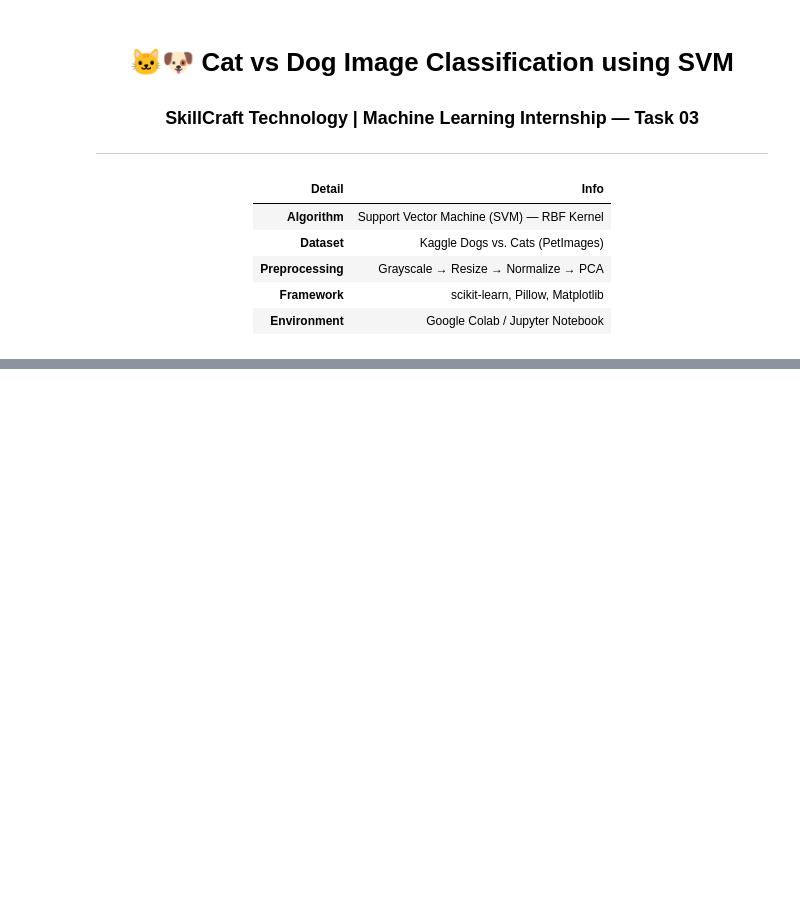
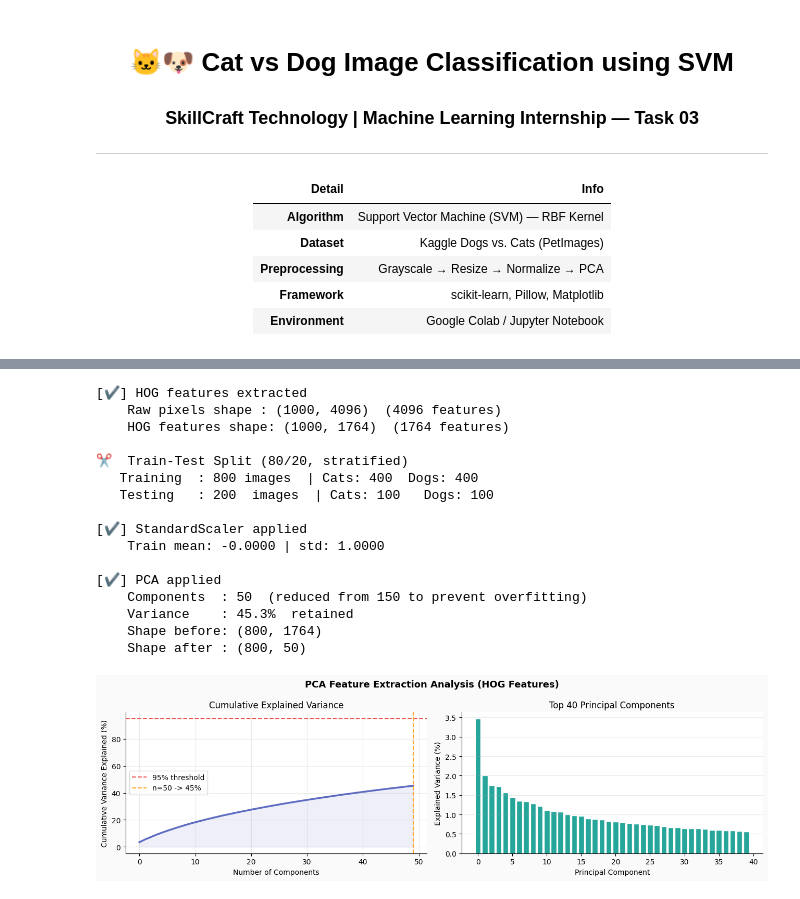
Before and after one commit to Impana2305/SCT_ML_3, a Jupyter notebook: SCT_ML_Task03_Cat_vs_Dog_SVM.ipynb, the cells around one changed output, grey strips where cells are left out. Drawn from its saved outputs; the diff is of its cells as text; code cells hidden in the pictures; blank space fills up the shorter version.

```diff
--- a/SCT_ML_Task03_Cat_vs_Dog_SVM.ipynb
+++ b/SCT_ML_Task03_Cat_vs_Dog_SVM.ipynb
@@ -130,10 +137,10 @@ print(f"   sklearn : {sklearn.__version__}")
 # ⬇️  Update DATASET_PATH to match your environment:
 #   Colab   : "/content/PetImages"
 #   Local   : "C:/datasets/PetImages"   or   "/home/user/PetImages"
-DATASET_PATH = "/content/PetImages"
+DATASET_PATH = r"D:\Cat vs Dog Datasets"
 
 IMG_SIZE   = (64, 64)    # Resize all images to 64×64 pixels
-MAX_IMAGES = 2000        # Max images per class (set None to use all)
+MAX_IMAGES = 500        # Max images per class (set None to use all)
 CLASS_NAMES = ["Cat", "Dog"]
 LABEL_MAP   = {"Cat": 0, "Dog": 1}
 
@@ -195,10 +206,10 @@ def load_images_from_folder(folder_path, label, img_size=IMG_SIZE, max_count=MAX
 print("\n📂 Loading dataset …\n")
 
 cat_images, cat_labels = load_images_from_folder(
-    os.path.join(DATASET_PATH, "Cat"), label=0
+    os.path.join(DATASET_PATH, "cats_set"), label=0
 )
 dog_images, dog_labels = load_images_from_folder(
-    os.path.join(DATASET_PATH, "Dog"), label=1
+    os.path.join(DATASET_PATH, "dogs_set"), label=1
 )
 
 # Combine and convert to arrays
@@ -294,19 +326,48 @@ plt.show()
 > 80% for training, 20% for testing. Stratified sampling ensures balanced class representation.
 # %%
 # ──────────────────────────────────────────────────────────────
-# SECTION 5 ▸ TRAIN-TEST SPLIT + SECTION 4 ▸ PCA
-# (PCA is fit on train only to prevent data leakage)
+# SECTION 4+5 ▸ HOG FEATURES + TRAIN-TEST SPLIT + PCA
 # ──────────────────────────────────────────────────────────────
+
+# ── HOG Feature Extraction ─────────────────────────────────────
+# HOG captures edges & gradients — far more discriminative than
+# raw pixels for animal classification with SVM.
+def extract_hog_features(images_flat, img_size=IMG_SIZE):
+    hog_features = []
+    for img in tqdm(images_flat, desc="  HOG extraction", unit="img"):
+        feat = hog(
+            img.reshape(img_size),
+            orientations=9,
+            pixels_per_cell=(8, 8),
+            cells_per_block=(2, 2),
+            block_norm='L2-Hys',
+        )
+        hog_features.append(feat)
+    return np.array(hog_features, dtype=np.float32)
+
+print("\n🔬 Extracting HOG features …")
+X_hog = extract_hog_features(X_normalized)
+print(f"[✔] HOG features extracted")
+print(f"    Raw pixels shape : {X_normalized.shape}  ({X_normalized.shape[1]} features)")
+print(f"    HOG features shape: {X_hog.shape}  ({X_hog.shape[1]} features)")
 
 # ── Train-Test Split (80/20, stratified) ──────────────────────
 X_train_raw, X_test_raw, y_train, y_test = train_test_split(
-    X_normalized, y_raw,
+    X_hog, y_raw,
     test_size=0.2,
     random_state=RANDOM_STATE,
     stratify=y_raw         # ensures equal class ratio in each split
 )
 
-print("✂️  Train-Test Split (80/20, stratified)")
+# Keep raw pixel images (same split order) for visualization only
+X_train_pixels, X_test_pixels, _, _ = train_test_split(
+    X_normalized, y_raw,
+    test_size=0.2,
+    random_state=RANDOM_STATE,
+    stratify=y_raw
+)
+
+print("\n✂️  Train-Test Split (80/20, stratified)")
 print(f"   Training  : {len(X_train_raw):,} images  | Cats: {sum(y_train==0):,}  Dogs: {sum(y_train==1):,}")
 print(f"   Testing   : {len(X_test_raw):,}  images  | Cats: {sum(y_test==0):,}   Dogs: {sum(y_test==1):,}")
 
@@ -318,7 +379,8 @@ print("\n[✔] StandardScaler applied")
 print(f"    Train mean: {X_train_scaled.mean():.4f} | std: {X_train_scaled.std():.4f}")
 
 # ── PCA Feature Extraction ─────────────────────────────────────
-N_COMPONENTS = 150
+# Reduced from 150 → 50 components to prevent overfitting on small dataset
+N_COMPONENTS = 50
 
 pca = PCA(n_components=N_COMPONENTS, random_state=RANDOM_STATE)
 X_train_pca = pca.fit_transform(X_train_scaled)   # fit + transform on train
@@ -326,7 +388,7 @@ X_test_pca  = pca.transform(X_test_scaled)        # transform only on test
 
 explained_var = np.sum(pca.explained_variance_ratio_) * 100
 print(f"\n[✔] PCA applied")
-print(f"    Components  : {N_COMPONENTS}")
+print(f"    Components  : {N_COMPONENTS}  (reduced from 150 to prevent overfitting)")
 print(f"    Variance    : {explained_var:.1f}%  retained")
 print(f"    Shape before: {X_train_scaled.shape}")
 print(f"    Shape after : {X_train_pca.shape}")
@@ -335,31 +397,30 @@ print(f"    Shape after : {X_train_pca.shape}")
 cumulative_var = np.cumsum(pca.explained_variance_ratio_) * 100
 
 fig, axes = plt.subplots(1, 2, figsize=(13, 4))
-fig.suptitle("PCA Feature Extraction Analysis", fontsize=13, fontweight="bold")
+fig.suptitle("PCA Feature Extraction Analysis (HOG Features)", fontsize=13, fontweight="bold")
 
-# Cumulative variance
 axes[0].plot(cumulative_var, color="#5C6BC0", linewidth=2.5)
 axes[0].fill_between(range(len(cumulative_var)), cumulative_var, alpha=0.1, color="#5C6BC0")
 axes[0].axhline(95, color="#EF5350", linestyle="--", linewidth=1.5, label="95% threshold")
 axes[0].axvline(N_COMPONENTS - 1, color="#FFA726", linestyle="--", linewidth=1.5,
-                label=f"n={N_COMPONENTS} → {explained_var:.0f}%")
+                label=f"n={N_COMPONENTS} -> {explained_var:.0f}%")
 axes[0].set_xlabel("Number of Components")
 axes[0].set_ylabel("Cumulative Variance Explained (%)")
 axes[0].set_title("Cumulative Explained Variance")
 axes[0].legend()
 axes[0].grid(alpha=0.25)
 
-# Individual variance of first 40 components
 axes[1].bar(
-    range(40),
-    pca.explained_variance_ratio_[:40] * 100,
+    range(min(40, N_COMPONENTS)),
+    pca.explained_variance_ratio_[:min(40, N_COMPONENTS)] * 100,
     color="#26A69A", edgecolor="white"
 )
 axes[1].set_xlabel("Principal Component")
 axes[1].set_ylabel("Explained Variance (%)")
-axes[1].set_title("Top 40 Principal Components")
+axes[1].set_title(f"Top {min(40, N_COMPONENTS)} Principal Components")
 axes[1].grid(axis="y", alpha=0.25)
 
 plt.tight_layout()
 plt.savefig("pca_analysis.png", dpi=150, bbox_inches="tight")
 plt.show()
+# %% [output]
@@ -366,3 +428,20 @@ plt.show()
+[✔] HOG features extracted
+    Raw pixels shape : (1000, 4096)  (4096 features)
+    HOG features shape: (1000, 1764)  (1764 features)
+
+✂️  Train-Test Split (80/20, stratified)
+   Training  : 800 images  | Cats: 400  Dogs: 400
+   Testing   : 200  images  | Cats: 100   Dogs: 100
+
+[✔] StandardScaler applied
+    Train mean: -0.0000 | std: 1.0000
+
+[✔] PCA applied
+    Components  : 50  (reduced from 150 to prevent overfitting)
+    Variance    : 45.3%  retained
+    Shape before: (800, 1764)
+    Shape after : (800, 50)
+[figure, added]
 # %%
 # ── Train/Test Class Distribution Plot ────────────────────────
 
```
Also changed, not shown: parts of 31 cells of this notebook, 3 other files.
